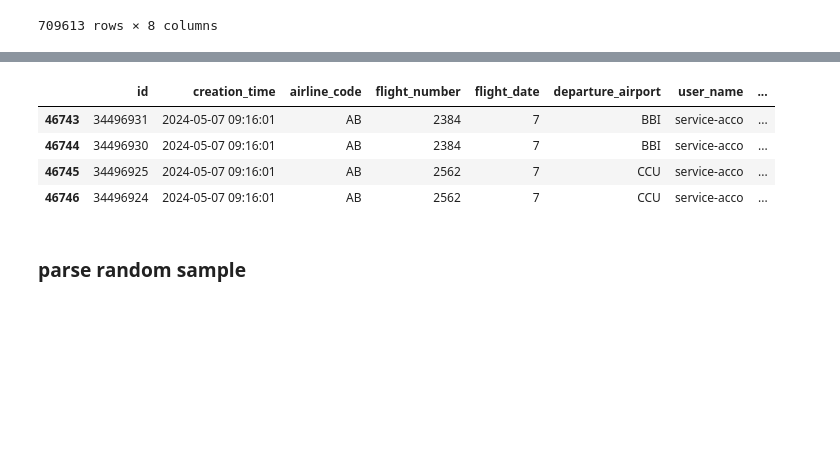
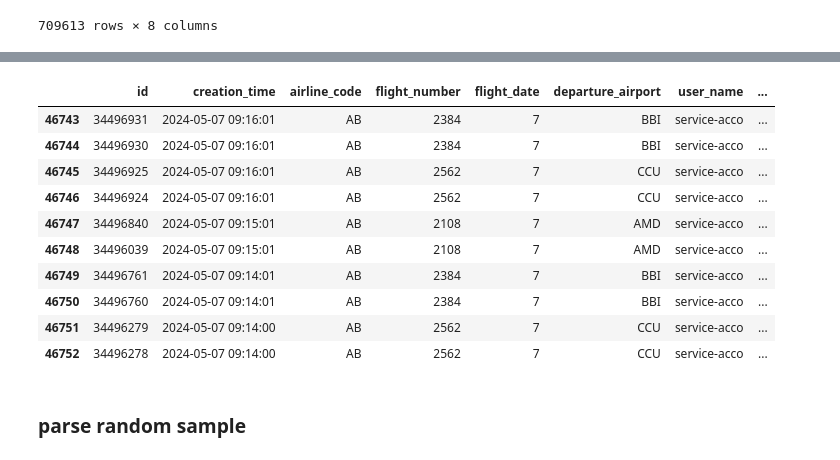
Before and after one commit to jannikvlk/AeroMetrics, a Jupyter notebook: parser/parse_abc.ipynb, the cells around one changed output, grey strips where cells are left out. Drawn from its saved outputs; the diff is of its cells as text; code cells hidden in the pictures; blank space fills up the shorter version.

```diff
--- a/parser/parse_abc.ipynb
+++ b/parser/parse_abc.ipynb
@@ -105,12 +111,18 @@ standard_df
 # %%
 calc_weight_and_trim_action_df = df[df.action_name == "CalculateWeightAndTrimAction"]
-calc_weight_and_trim_action_df.head(4)
+calc_weight_and_trim_action_df.head(10)
 # %% [output]
 |  | id | creation_time | airline_code | flight_number | flight_date | departure_airport | user_name | ... |
 | 46743 | 34496931 | 2024-05-07 09:16:01 | AB | 2384 | 7 | BBI | service-acco | ... |
 | 46744 | 34496930 | 2024-05-07 09:16:01 | AB | 2384 | 7 | BBI | service-acco | ... |
 | 46745 | 34496925 | 2024-05-07 09:16:01 | AB | 2562 | 7 | CCU | service-acco | ... |
 | 46746 | 34496924 | 2024-05-07 09:16:01 | AB | 2562 | 7 | CCU | service-acco | ... |
+| 46747 | 34496840 | 2024-05-07 09:15:01 | AB | 2108 | 7 | AMD | service-acco | ... |
+| 46748 | 34496039 | 2024-05-07 09:15:01 | AB | 2108 | 7 | AMD | service-acco | ... |
+| 46749 | 34496761 | 2024-05-07 09:14:01 | AB | 2384 | 7 | BBI | service-acco | ... |
+| 46750 | 34496760 | 2024-05-07 09:14:01 | AB | 2384 | 7 | BBI | service-acco | ... |
+| 46751 | 34496279 | 2024-05-07 09:14:00 | AB | 2562 | 7 | CCU | service-acco | ... |
+| 46752 | 34496278 | 2024-05-07 09:14:00 | AB | 2562 | 7 | CCU | service-acco | ... |
 # %% [markdown]
 ### parse random sample
 # %%
```
Also changed, not shown: parts of 19 cells of this notebook, 3 other files.
